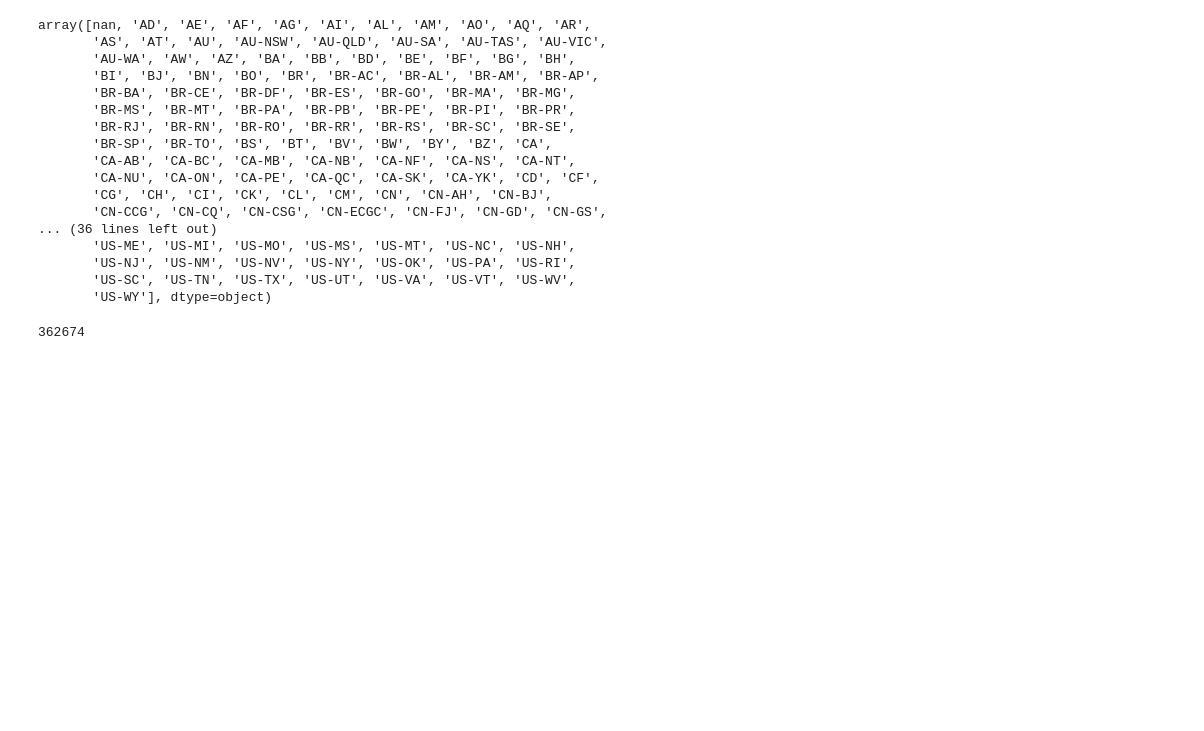
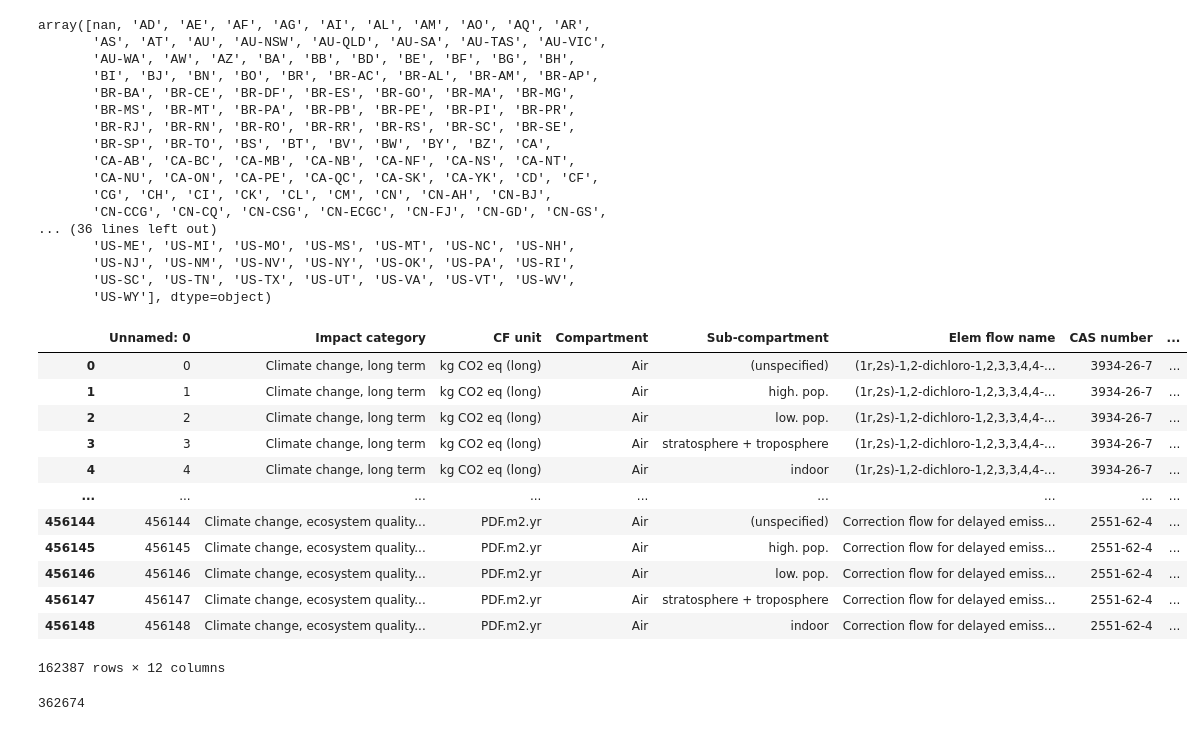
Before and after one commit to Laboratory-for-Energy-Systems-Analysis/edges, a Jupyter notebook: dev/ImpactWorld+/extract_IW_cfs.ipynb, the cells around one changed output. Cells and saved outputs as stored; diff of their text form; code cells hidden in the pictures; blank space fills up the shorter version.

```diff
--- a/dev/ImpactWorld+/extract_IW_cfs.ipynb
+++ b/dev/ImpactWorld+/extract_IW_cfs.ipynb
@@ -50,6 +50,24 @@ array([nan, 'AD', 'AE', 'AF', 'AG', 'AI', 'AL', 'AM', 'AO', 'AQ', 'AR',
        'US-NJ', 'US-NM', 'US-NV', 'US-NY', 'US-OK', 'US-PA', 'US-RI',
        'US-SC', 'US-TN', 'US-TX', 'US-UT', 'US-VA', 'US-VT', 'US-WV',
        'US-WY'], dtype=object)
+# %%
+cfs[
+    (cfs["location"].isnull())
+]
+# %% [output]
+|  | Unnamed: 0 | Impact category | CF unit | Compartment | Sub-compartment | Elem flow name | CAS number | ... |
+| 0 | 0 | Climate change, long term | kg CO2 eq (long) | Air | (unspecified) | (1r,2s)-1,2-dichloro-1,2,3,3,4,4-... | 3934-26-7 | ... |
+| 1 | 1 | Climate change, long term | kg CO2 eq (long) | Air | high. pop. | (1r,2s)-1,2-dichloro-1,2,3,3,4,4-... | 3934-26-7 | ... |
+| 2 | 2 | Climate change, long term | kg CO2 eq (long) | Air | low. pop. | (1r,2s)-1,2-dichloro-1,2,3,3,4,4-... | 3934-26-7 | ... |
+| 3 | 3 | Climate change, long term | kg CO2 eq (long) | Air | stratosphere + troposphere | (1r,2s)-1,2-dichloro-1,2,3,3,4,4-... | 3934-26-7 | ... |
+| 4 | 4 | Climate change, long term | kg CO2 eq (long) | Air | indoor | (1r,2s)-1,2-dichloro-1,2,3,3,4,4-... | 3934-26-7 | ... |
+| ... | ... | ... | ... | ... | ... | ... | ... | ... |
+| 456144 | 456144 | Climate change, ecosystem quality... | PDF.m2.yr | Air | (unspecified) | Correction flow for delayed emiss... | 2551-62-4 | ... |
+| 456145 | 456145 | Climate change, ecosystem quality... | PDF.m2.yr | Air | high. pop. | Correction flow for delayed emiss... | 2551-62-4 | ... |
+| 456146 | 456146 | Climate change, ecosystem quality... | PDF.m2.yr | Air | low. pop. | Correction flow for delayed emiss... | 2551-62-4 | ... |
+| 456147 | 456147 | Climate change, ecosystem quality... | PDF.m2.yr | Air | stratosphere + troposphere | Correction flow for delayed emiss... | 2551-62-4 | ... |
+| 456148 | 456148 | Climate change, ecosystem quality... | PDF.m2.yr | Air | indoor | Correction flow for delayed emiss... | 2551-62-4 | ... |
+162387 rows × 12 columns
 # %%
 cfs = cfs[~cfs["location"].isin(["OCE", "RAF", "RAS", "RER", "RLA", "RME", "RNA", "UN-SEASIA", "WECC", "ENTSO-E", "NORDEL", "UCTE", "UN-OCEANIA", "WEU", "SAS"])]
 print(len(cfs))
```
Also changed, not shown: parts of 11 cells of this notebook, 50 other files.
